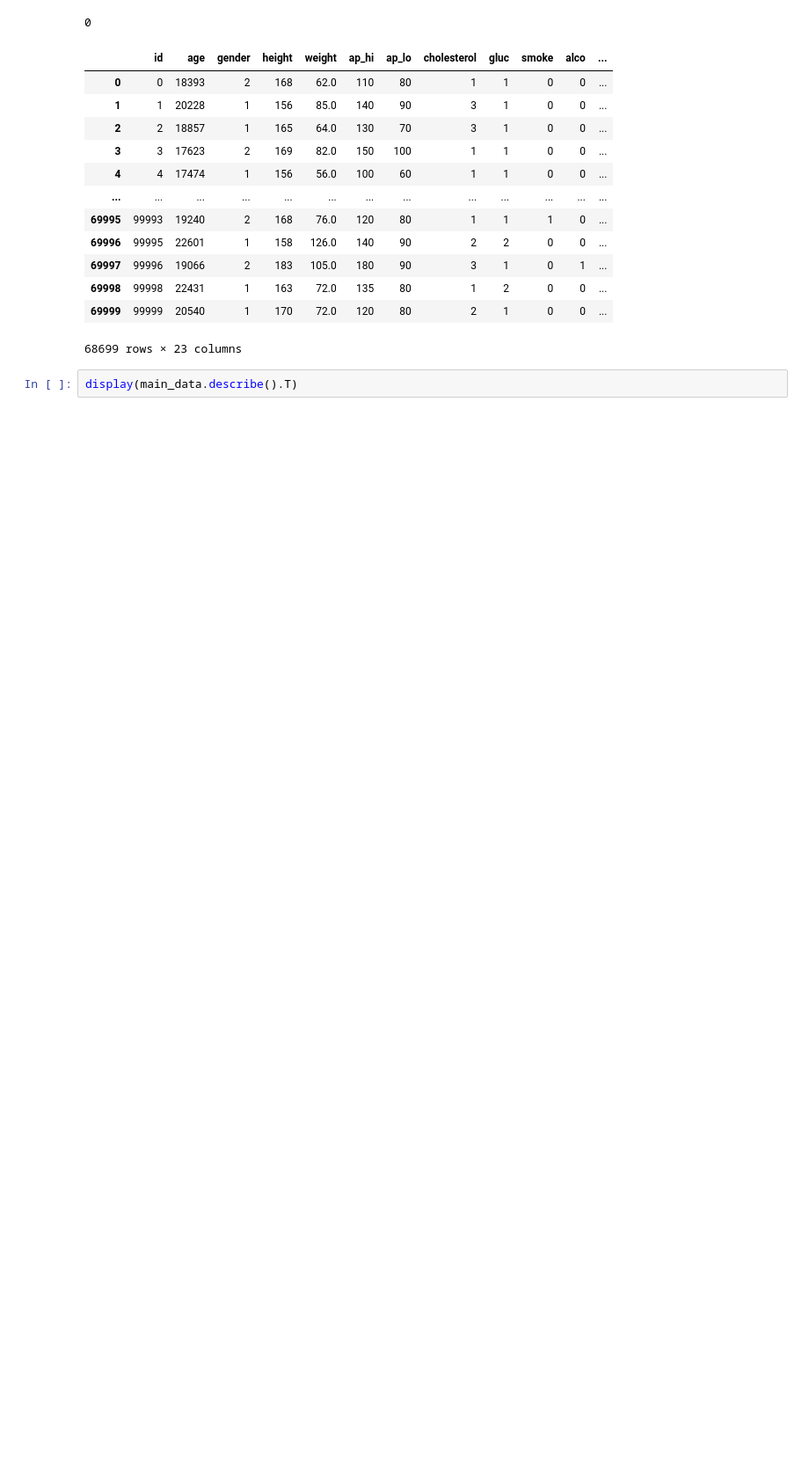
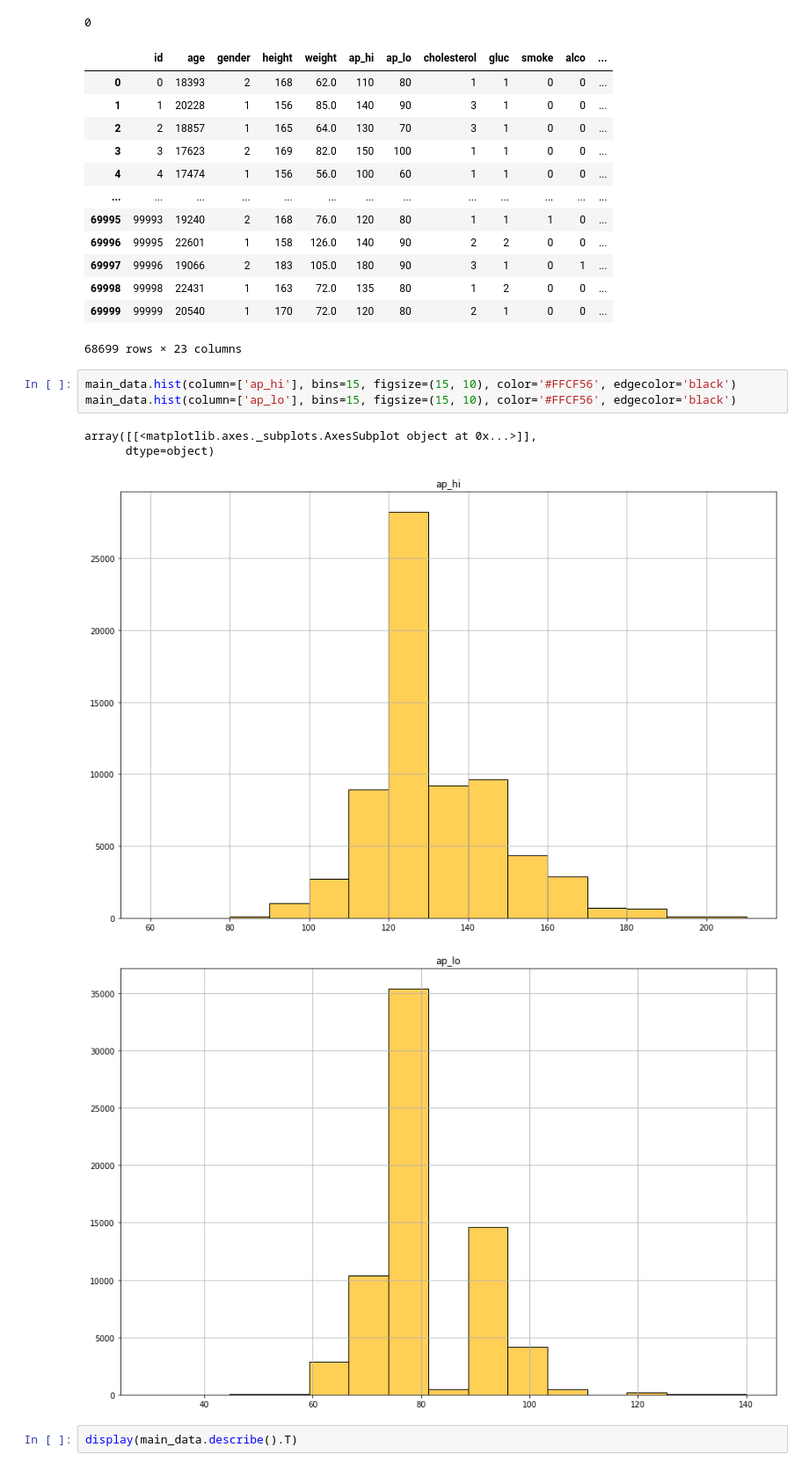
Before and after one commit to GregoryDzej/Big-Data-Python-task, a Jupyter notebook: Big_data_Cardio_.ipynb, the cells around one changed output. Shown at 88% size. Cells and saved outputs as stored; diff of their text form; blank space fills up the shorter version.

```diff
--- a/Big_data_Cardio_.ipynb
+++ b/Big_data_Cardio_.ipynb
@@ -240,6 +238,14 @@ main_data
 | 69998 | 99998 | 22431 | 1 | 163 | 72.0 | 135 | 80 | 1 | 2 | 0 | 0 | ... |
 | 69999 | 99999 | 20540 | 1 | 170 | 72.0 | 120 | 80 | 2 | 1 | 0 | 0 | ... |
 68699 rows × 23 columns
+# %%
+main_data.hist(column=['ap_hi'], bins=15, figsize=(15, 10), color='#FFCF56', edgecolor='black')
+main_data.hist(column=['ap_lo'], bins=15, figsize=(15, 10), color='#FFCF56', edgecolor='black')
+# %% [output]
+array([[<matplotlib.axes._subplots.AxesSubplot object at 0x...>]],
+      dtype=object)
+[figure, added]
+[figure, added]
 # %%
 display(main_data.describe().T)
 # %% [output]
```
Also changed, not shown: parts of 15 cells of this notebook.
